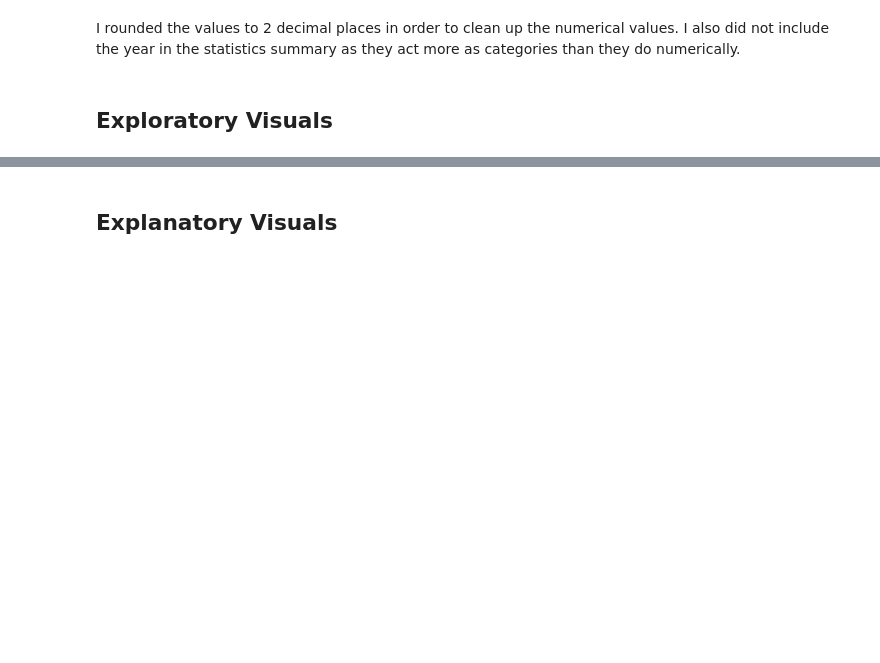
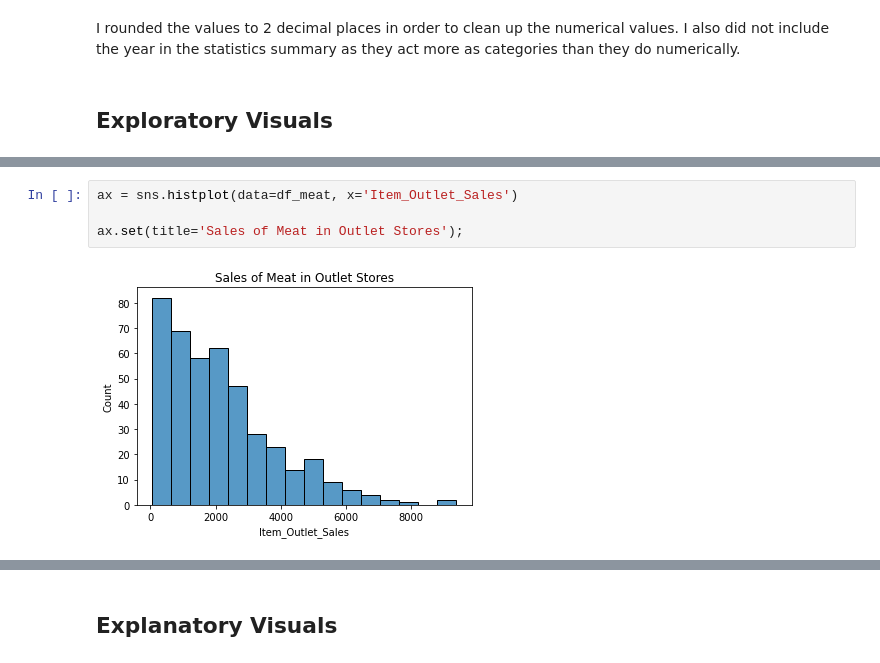
Before and after one commit to joshlensing/Food-Sales-Predictions, a Jupyter notebook: Project_1.ipynb, the cells around one changed output, grey strips where cells are left out. Cells and saved outputs as stored; diff of their text form; blank space fills up the shorter version.

```diff
--- a/Project_1.ipynb
+++ b/Project_1.ipynb
@@ -306,0 +347,6 @@ I rounded the values to 2 decimal places in order to clean up the numerical valu
+# %%
+ax = sns.histplot(data=df_meat, x='Item_Outlet_Sales')
+
+ax.set(title='Sales of Meat in Outlet Stores');
+# %% [output]
+[figure, added]
```
Also changed, not shown: parts of 15 cells of this notebook.
